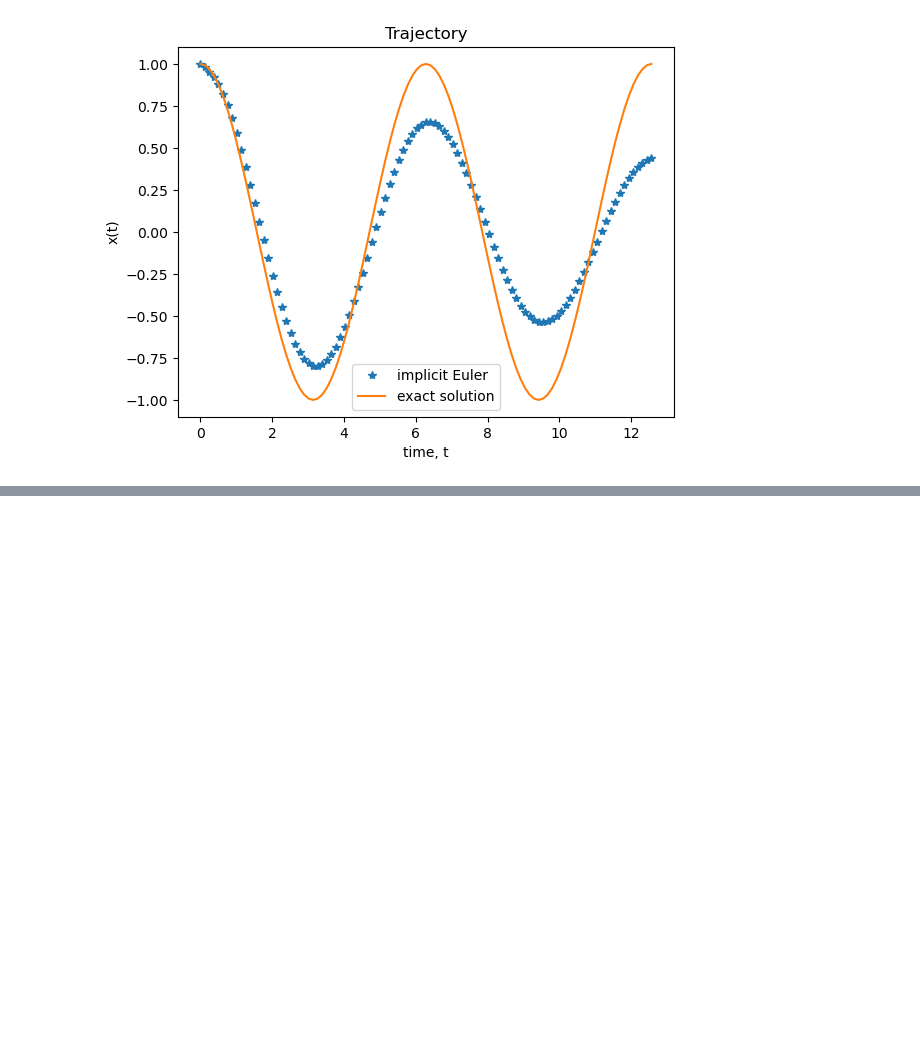
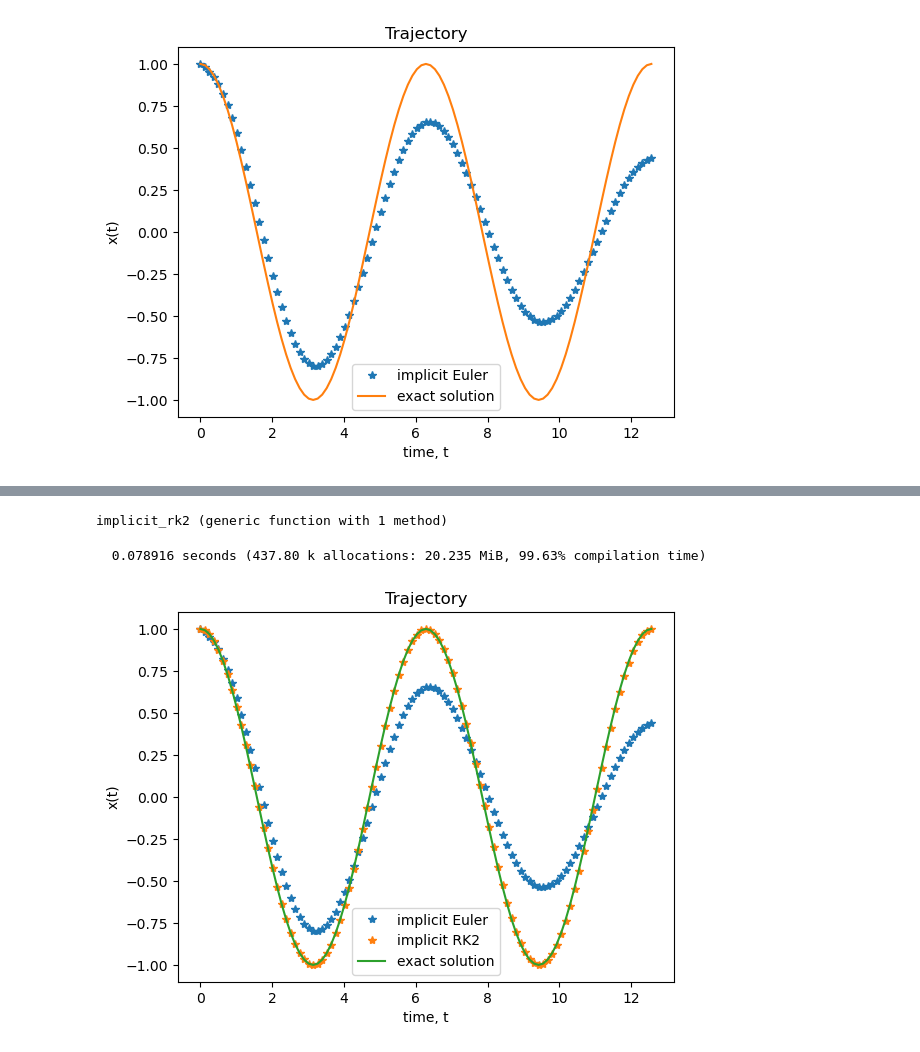
Before and after one commit to tkeegan12/Course_Computational_Physics_and_Engineering, a Jupyter notebook: Module3_Ordinary_Differential_Equations.ipynb, the cells around one changed output, grey strips where cells are left out. Cells and saved outputs as stored; diff of their text form; code cells hidden in the pictures; blank space fills up the shorter version.

```diff
--- a/Module3_Ordinary_Differential_Equations.ipynb
+++ b/Module3_Ordinary_Differential_Equations.ipynb
@@ -333,0 +366,57 @@ show()
+# %%
+function implicit_rk2(𝐟::Function, 𝐲₀::Vector, T_final::Real, N::Int)
+
+    # initialization
+    𝐲 = zeros(length(𝐲₀), N + 1)
+
+    # time range
+    t = range(0, T_final, N + 1)
+    Δt = t[2] - t[1]
+
+    𝐲[:, 1] = 𝐲₀
+
+    for k = 1:N
+        𝐲[:, k + 1] = get_fix_point(
+
+            𝐲ₖ₊₁ -> 𝐲[:, k] + (𝐟(𝐲ₖ₊₁, t[k + 1]) + 𝐟(𝐲[:, k], t[k])) * Δt / 2,
+
+            𝐲[:, k]
+        )
+    end
+
+    return t, 𝐲
+end
+# %% [output]
+implicit_rk2 (generic function with 1 method)
+# %%
+@time begin
+
+impl_rk2_t, impl_rk2_𝐲 = implicit_rk2(
+    # function 𝐟 decleared as an in-line function
+    (y, t) -> [y[2]; -y[1]],
+
+    # valu of 𝐲₀
+    [1; 0],
+
+    # value of T_final
+    4 * π,
+
+    # value of N
+    100,
+);
+
+end;
+# %% [output]
+  0.078916 seconds (437.80 k allocations: 20.235 MiB, 99.63% compilation time)
+# %%
+title("Trajectory")
+
+plot(impl_euler_t, impl_euler_𝐲[1, :], "*", label="implicit Euler")
+plot(impl_rk2_t, impl_rk2_𝐲[1, :], "*", label="implicit RK2")
+plot(impl_euler_t, cos.(impl_euler_t), label="exact solution")
+xlabel("time, t")
+ylabel("x(t)")
+legend()
+show()
+# %% [output]
+[figure, added]
```
Also changed, not shown: parts of 7 cells of this notebook.
